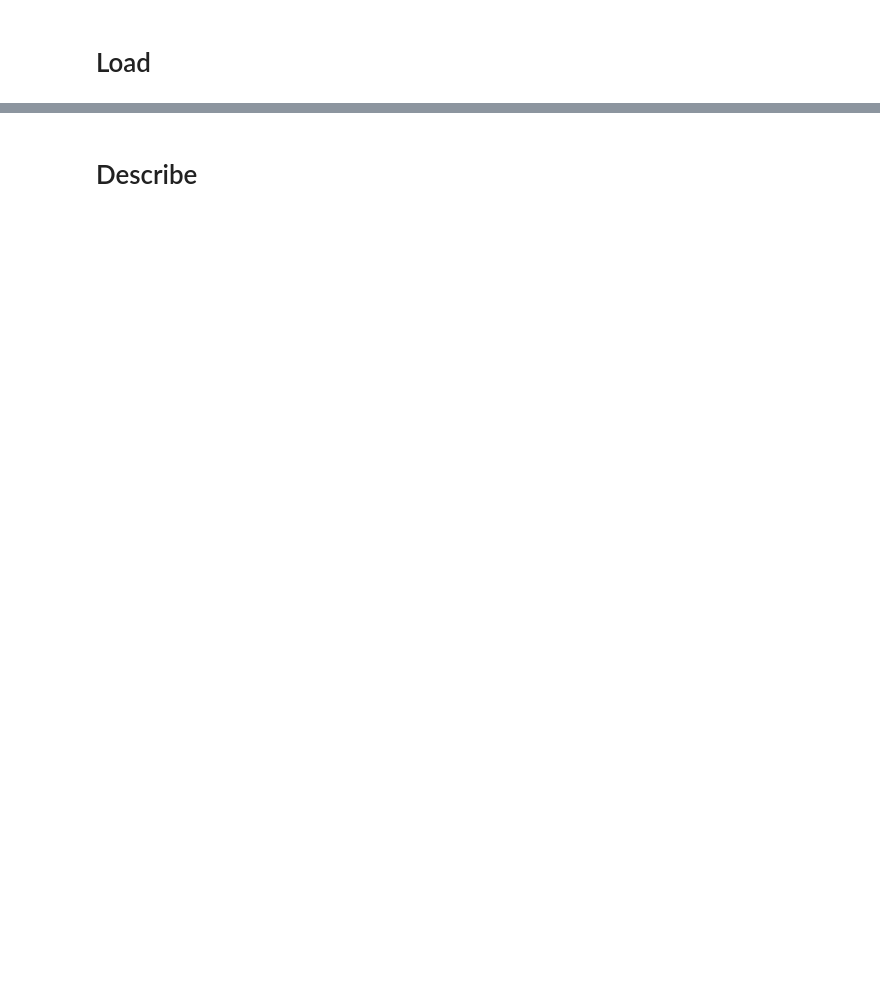
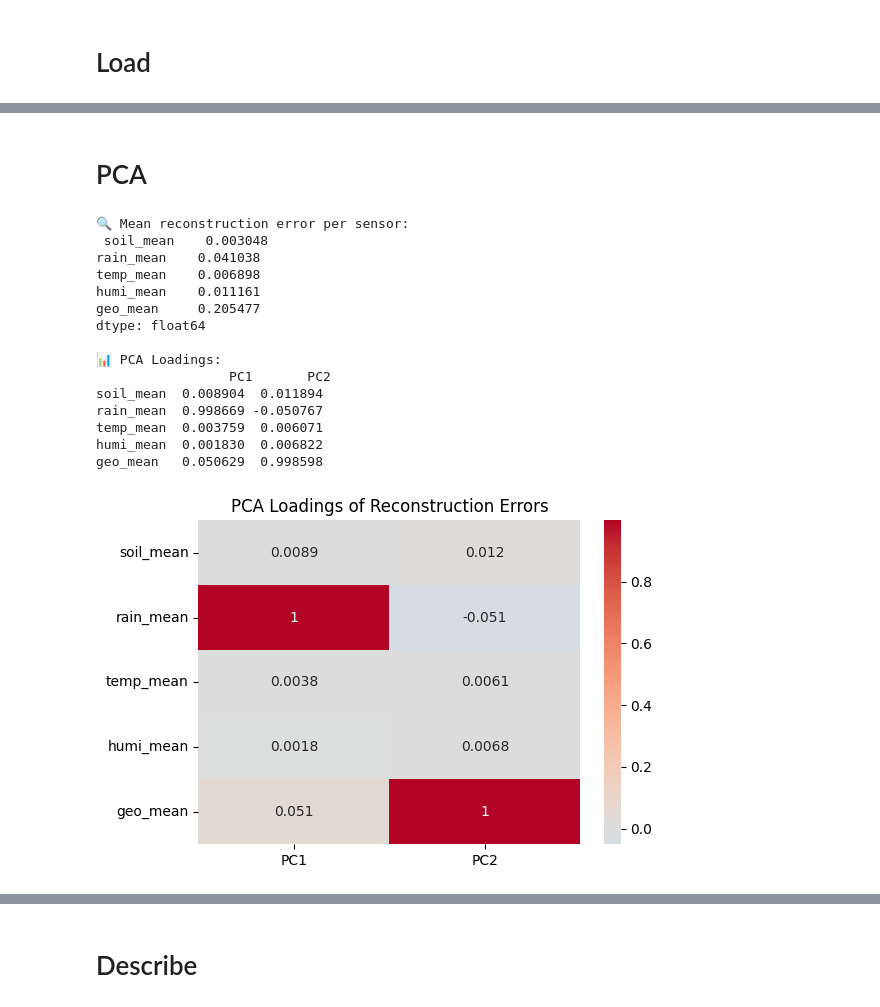
Before and after one commit to Ahmadaduwa/Landslide, a Jupyter notebook: models/LSTM_Autoencoders/LSTM_Autoencoders_Validate.ipynb, the cells around one changed output, grey strips where cells are left out. Saved outputs shown, nothing was run; the diff lists cells and outputs as text; code cells hidden in the pictures; blank space fills up the shorter version.

```diff
--- a/models/LSTM_Autoencoders/LSTM_Autoencoders_Validate.ipynb
+++ b/models/LSTM_Autoencoders/LSTM_Autoencoders_Validate.ipynb
@@ -3,16 +3,21 @@
 # %%
 import pandas as pd
 import numpy as np
-from joblib import load
+import joblib
+import seaborn as sns
+import matplotlib.pyplot as plt
 from sklearn.decomposition import PCA
-import matplotlib.pyplot as plt
-from sklearn.metrics import f1_score, classification_report, confusion_matrix
-import seaborn as sns
+from sklearn.metrics import classification_report, confusion_matrix
 from tensorflow.keras.models import load_model
-import joblib
 import warnings
 
-# Suppress warnings for cleaner output
 warnings.filterwarnings('ignore')
 
-print("Libraries loaded successfully.")
+# --- Configuration ---
+SEQUENCE_LENGTH = 30
+crit_thresh = 3.277077
+warn_thresh = 1.464656
+numerical_cols = ['soil_mean', 'rain_mean', 'temp_mean', 'humi_mean', 'geo_mean']
+label_order = ['Critical', 'Warning', 'Normal']
+PREDICTION_HORIZON = 0
+palette = {'Critical': 'red', 'Warning': 'orange', 'Normal': 'green'}
@@ -290,0 +121,57 @@ PCA visualization of Reconstruction Error completed.
+# %% [markdown]
+# PCA
+# %%
+# --- Reconstruction ---
+X_rec = model.predict(X_seq, verbose=0)
+errors_full = np.square(X_seq - X_rec)
+errors = np.mean(errors_full, axis=(1, 2))
+
+df_seq = pd.DataFrame({
+    'original_index': orig_idxs,
+    'timestamp': seq_times,
+    'devID': dev_ids,
+    'anomaly_score': errors
+})
+df_seq['predicted_risk'] = df_seq['anomaly_score'].apply(classify_risk)
+
+# --- Mean Reconstruction Error Per Sensor ---
+mean_errors_per_sensor = np.mean(errors_full, axis=1)
+df_mean_sensors = pd.DataFrame(mean_errors_per_sensor, columns=numerical_cols)
+sensor_means = df_mean_sensors.mean()
+print("🔍 Mean reconstruction error per sensor:\n", sensor_means.round(6))
+
+# --- PCA ---
+X_pca_sensor, pca_model_sensor = apply_pca(mean_errors_per_sensor)
+loadings_sensor = pd.DataFrame(
+    pca_model_sensor.components_.T,
+    index=numerical_cols,
+    columns=[f'PC{i+1}' for i in range(pca_model_sensor.n_components_)]
+)
+print("\n📊 PCA Loadings:\n", loadings_sensor.round(6))
+
+# --- Heatmap PCA Loadings ---
+plt.figure(figsize=(6, 4))
+sns.heatmap(loadings_sensor, annot=True, cmap='coolwarm', center=0)
+plt.title("PCA Loadings of Reconstruction Errors")
+plt.tight_layout()
+plt.show()
+
+# --- PCA Plot ---
+plot_pca(X_pca_sensor, np.array(df_seq['predicted_risk']), 'PCA of Mean Reconstruction Error by Risk')
+# %% [output]
+🔍 Mean reconstruction error per sensor:
+ soil_mean    0.003048
+rain_mean    0.041038
+temp_mean    0.006898
+humi_mean    0.011161
+geo_mean     0.205477
+dtype: float64
+
+📊 PCA Loadings:
+                 PC1       PC2
+soil_mean  0.008904  0.011894
+rain_mean  0.998669 -0.050767
+temp_mean  0.003759  0.006071
+humi_mean  0.001830  0.006822
+geo_mean   0.050629  0.998598
+[figure, added]
```
Also changed, not shown: parts of 24 cells of this notebook, 5 other files.
